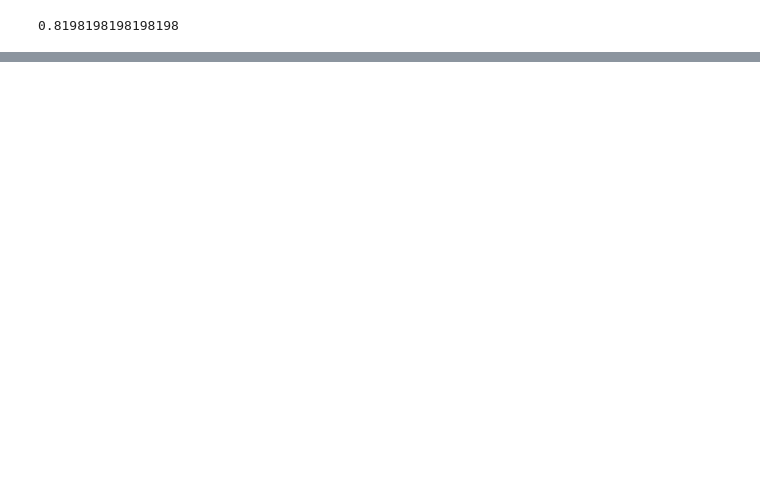
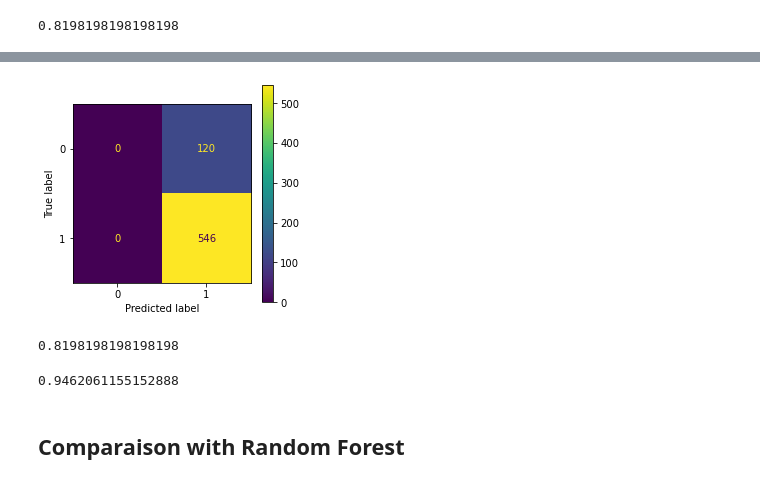
Before and after one commit to juved/Unveiling-Sentiments-on-Apple-and-Google-Products, a Jupyter notebook: Notebooks/Clean-Juve.ipynb, the cells around one changed output, grey strips where cells are left out. Saved outputs shown, nothing was run; the diff lists cells and outputs as text; code cells hidden in the pictures; blank space fills up the shorter version.

```diff
--- a/Notebooks/Clean-Juve.ipynb
+++ b/Notebooks/Clean-Juve.ipynb
@@ -501,0 +519,16 @@ from sklearn.metrics import confusion_matrix
+# %%
+# Create the confusion matrix
+cm_test = confusion_matrix(y_val, mnb.predict(X_val_vec))
+
+# Plot the Confusion Matrix with a smaller size
+fig, ax = plt.subplots(figsize=(4, 4))
+ConfusionMatrixDisplay(confusion_matrix=cm_test, display_labels= mnb.classes_).plot(ax=ax)
+
+# Show the plot
+plt.show()
+# %% [output]
+[figure, added]
+# %%
+precision_score(y_val, y_hat)
+# %% [output]
+0.8198198198198198
@@ -501,0 +553,6 @@ from sklearn.metrics import confusion_matrix
+# %%
+precision_score(y_t, mnb.predict(X_t_vec))
+# %% [output]
+0.9462061155152888
+# %% [markdown]
+## Comparaison with Random Forest
```
Also changed, not shown: parts of 15 cells of this notebook.
